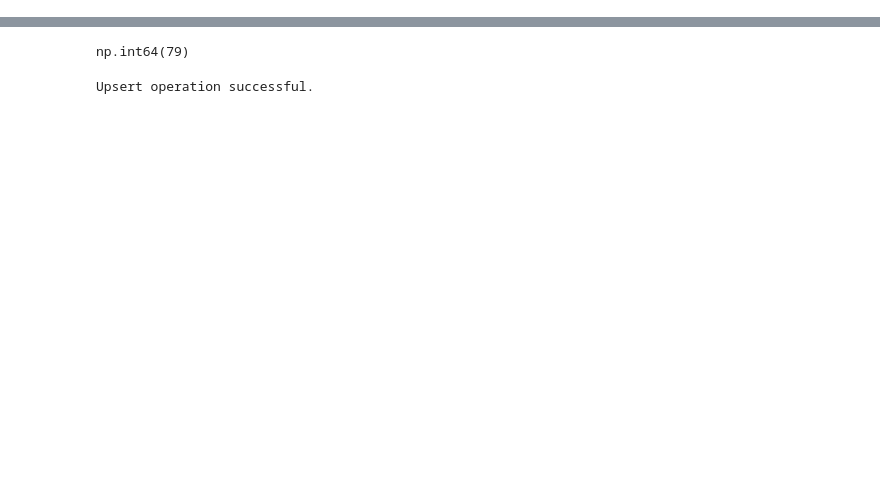
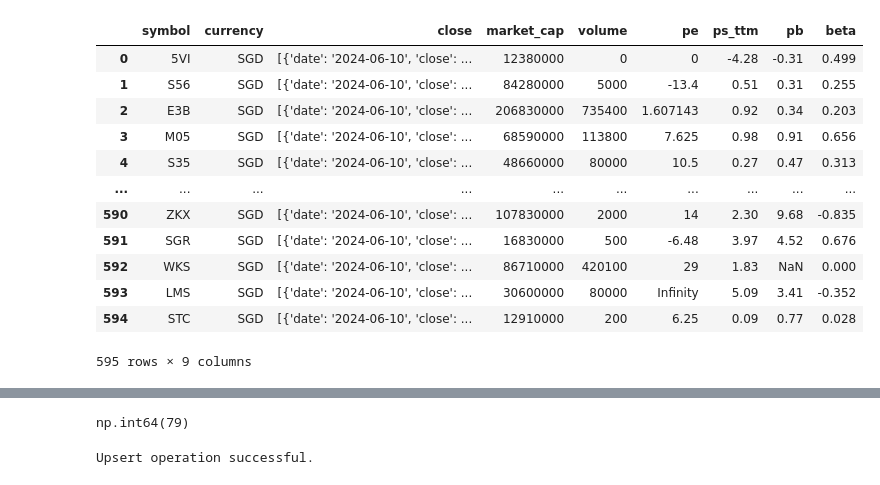
Before and after one commit to supertypeai/sectors_sg_my_data_updater, a Jupyter notebook: sg_my_scraper.ipynb, the cells around one changed output, grey strips where cells are left out. Saved outputs shown, nothing was run; the diff lists cells and outputs as text; code cells hidden in the pictures; blank space fills up the shorter version.

```diff
--- a/sg_my_scraper.ipynb
+++ b/sg_my_scraper.ipynb
@@ -22,0 +153,16 @@ data_db = pd.DataFrame(data_db.data)
+# %%
+data_db[["symbol", "currency","close", "market_cap", "volume", "pe", "ps_ttm", "pb", "beta"]]
+# %% [output]
+|  | symbol | currency | close | market_cap | volume | pe | ps_ttm | pb | beta |
+| 0 | 5VI | SGD | [{'date': '2024-06-10', 'close': ... | 12380000 | 0 | 0 | -4.28 | -0.31 | 0.499 |
+| 1 | S56 | SGD | [{'date': '2024-06-10', 'close': ... | 84280000 | 5000 | -13.4 | 0.51 | 0.31 | 0.255 |
+| 2 | E3B | SGD | [{'date': '2024-06-10', 'close': ... | 206830000 | 735400 | 1.607143 | 0.92 | 0.34 | 0.203 |
+| 3 | M05 | SGD | [{'date': '2024-06-10', 'close': ... | 68590000 | 113800 | 7.625 | 0.98 | 0.91 | 0.656 |
+| 4 | S35 | SGD | [{'date': '2024-06-10', 'close': ... | 48660000 | 80000 | 10.5 | 0.27 | 0.47 | 0.313 |
+| ... | ... | ... | ... | ... | ... | ... | ... | ... | ... |
+| 590 | ZKX | SGD | [{'date': '2024-06-10', 'close': ... | 107830000 | 2000 | 14 | 2.30 | 9.68 | -0.835 |
+| 591 | SGR | SGD | [{'date': '2024-06-10', 'close': ... | 16830000 | 500 | -6.48 | 3.97 | 4.52 | 0.676 |
+| 592 | WKS | SGD | [{'date': '2024-06-10', 'close': ... | 86710000 | 420100 | 29 | 1.83 | NaN | 0.000 |
+| 593 | LMS | SGD | [{'date': '2024-06-10', 'close': ... | 30600000 | 80000 | Infinity | 5.09 | 3.41 | -0.352 |
+| 594 | STC | SGD | [{'date': '2024-06-10', 'close': ... | 12910000 | 200 | 6.25 | 0.09 | 0.77 | 0.028 |
+595 rows × 9 columns
```
Also changed, not shown: parts of 19 cells of this notebook, 1 other file.
